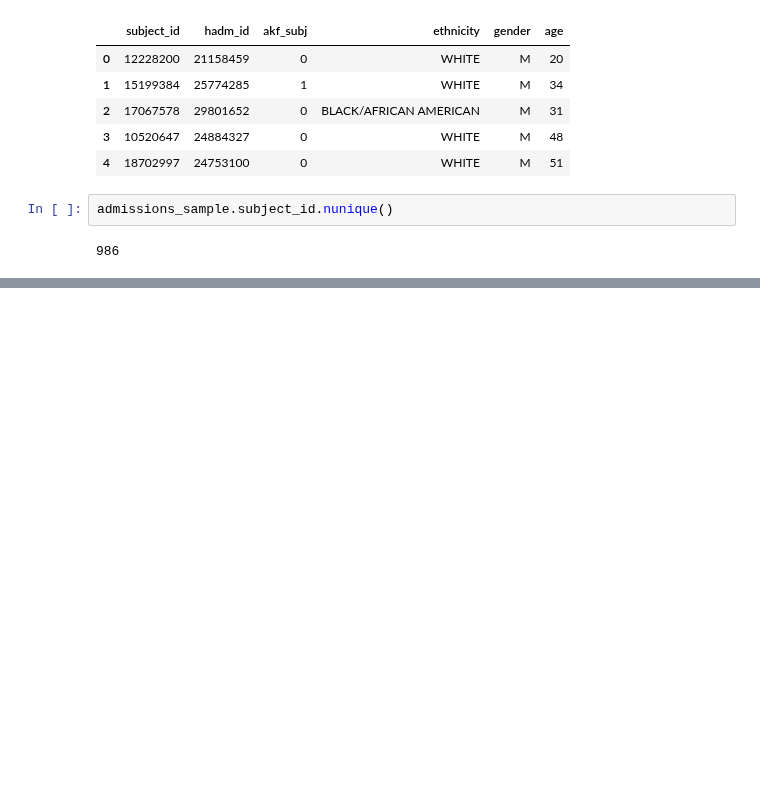
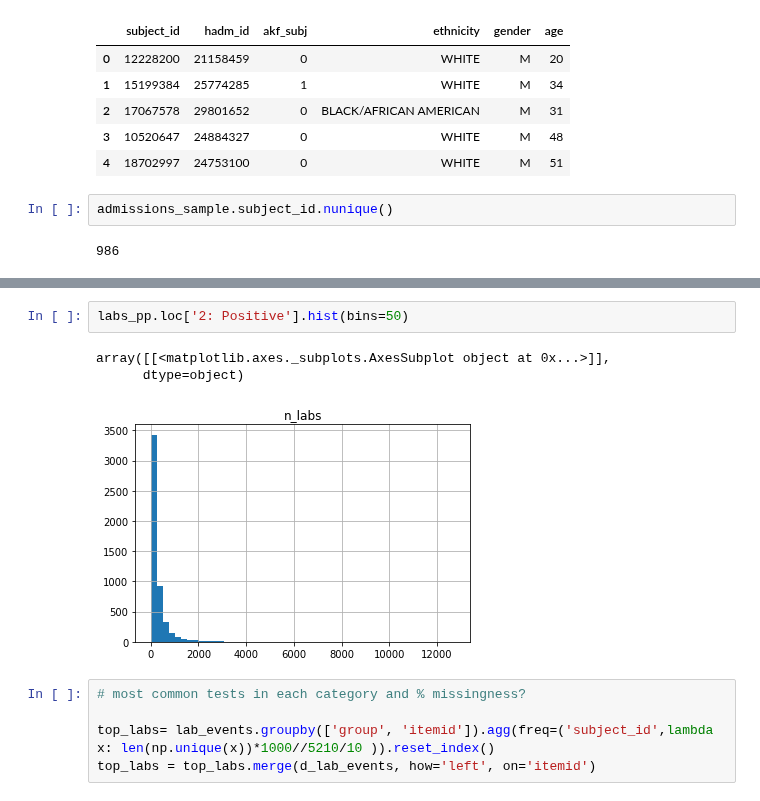
Before and after one commit to brandoncryu/disease_prediction, a Jupyter notebook: EDA_Stephen.ipynb, the cells around one changed output, grey strips where cells are left out. Cells and saved outputs as stored; diff of their text form; blank space fills up the shorter version.

```diff
--- a/EDA_Stephen.ipynb
+++ b/EDA_Stephen.ipynb
@@ -408,0 +590,11 @@ akf_diag[akf_diag.icd_count > 10].sort_values('seq_mean', ascending=False).head(
+# %%
+labs_pp.loc['2: Positive'].hist(bins=50)
+# %% [output]
+array([[<matplotlib.axes._subplots.AxesSubplot object at 0x...>]],
+      dtype=object)
+[figure, added]
+# %%
+# most common tests in each category and % missingness?
+
+top_labs= lab_events.groupby(['group', 'itemid']).agg(freq=('subject_id',lambda x: len(np.unique(x))*1000//5210/10 )).reset_index()
+top_labs = top_labs.merge(d_lab_events, how='left', on='itemid')
```
Also changed, not shown: parts of 34 cells of this notebook, 1 other file.
